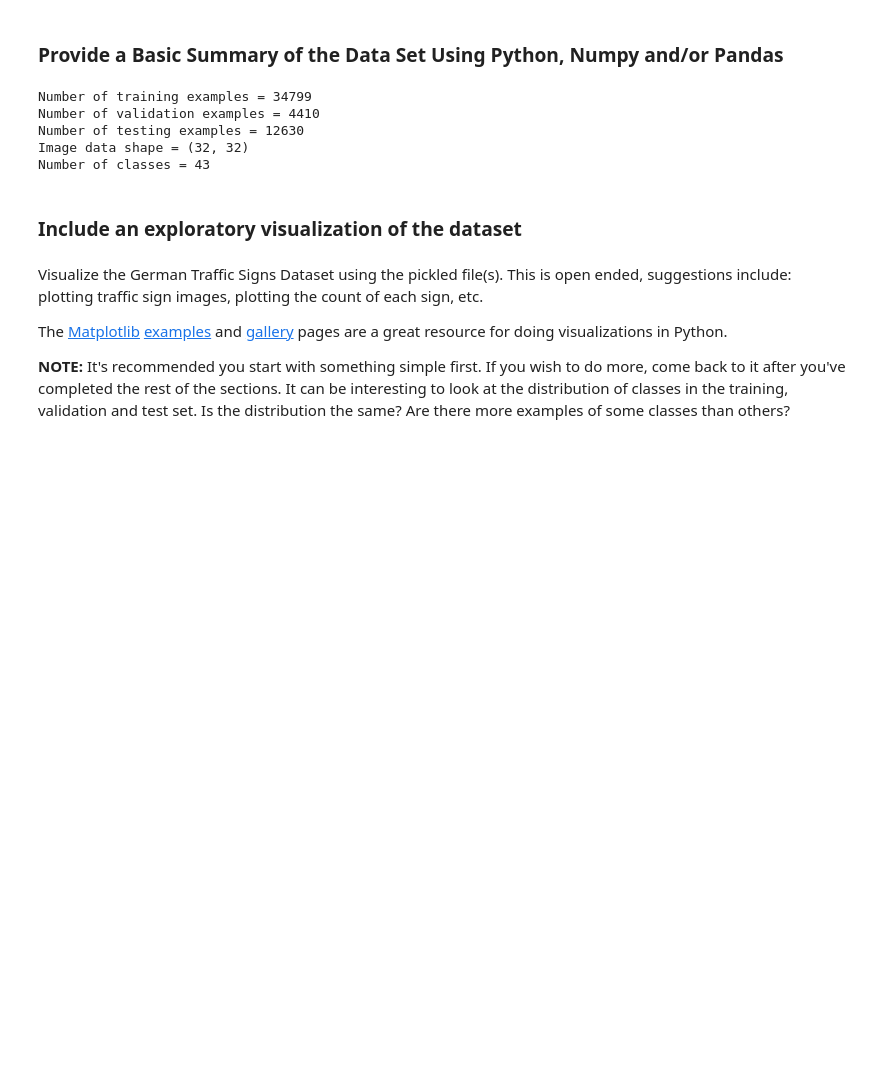
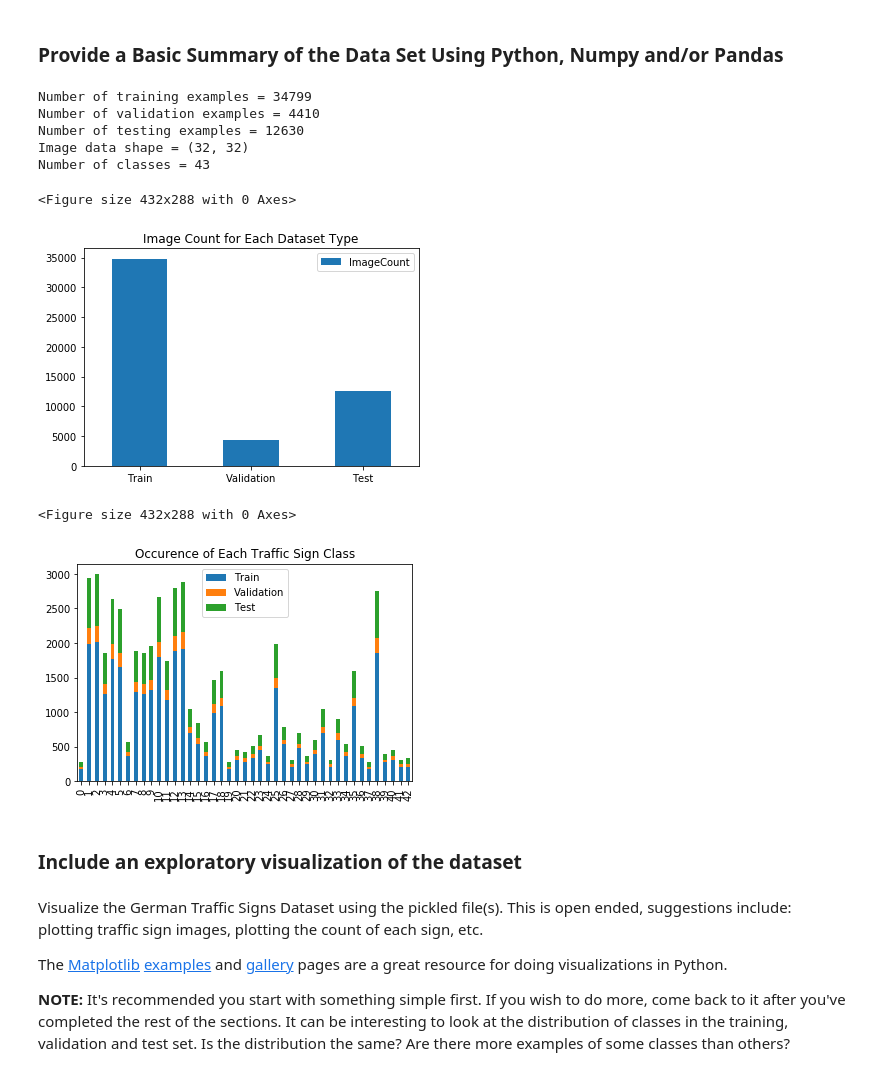
Before and after one commit to gabeoh/CarND-P02-TrafficSign, a Jupyter notebook: Traffic_Sign_Classifier.ipynb, the cells around one changed output. Drawn from its saved outputs; the diff is of its cells as text; code cells hidden in the pictures; blank space fills up the shorter version.

```diff
--- a/Traffic_Sign_Classifier.ipynb
+++ b/Traffic_Sign_Classifier.ipynb
@@ -85,6 +85,42 @@ Number of validation examples = 4410
 Number of testing examples = 12630
 Image data shape = (32, 32)
 Number of classes = 43
+# %%
+#%% Step 1-0a - Visualize dataset summary
+import pandas as pd
+import matplotlib.pyplot as plt
+%matplotlib inline
+
+df_data_count = pd.DataFrame({
+        'ImageCount': [n_train, n_valid, n_test]
+    }, index=['Train', 'Validation', 'Test'])
+plt.figure()
+df_data_count.plot.bar()
+plt.title('Image Count for Each Dataset Type')
+plt.xticks(rotation='horizontal')
+plt.show()
+
+bc_train = np.bincount(y_train)
+bc_valid = np.bincount(y_valid)
+bc_test = np.bincount(y_test)
+assert(len(bc_train) == len(bc_valid))
+assert(len(bc_valid) == len(bc_test))
+y_bins = range(len(bc_train))
+df_data_labels = pd.DataFrame({
+        'Train': bc_train,
+        'Validation': bc_valid,
+        'Test': bc_test
+    }, index=y_bins, columns=['Train', 'Validation', 'Test'])
+plt.figure()
+df_data_labels.plot.bar(stacked=True)
+plt.title('Occurence of Each Traffic Sign Class')
+plt.xticks(rotation='vertical')
+plt.show()
+# %% [output]
+<Figure size 432x288 with 0 Axes>
+[figure, added]
+<Figure size 432x288 with 0 Axes>
+[figure, added]
 # %% [markdown]
 ### Include an exploratory visualization of the dataset
 # %% [markdown]
```
Also changed, not shown: parts of 10 cells of this notebook, 1 other file.
